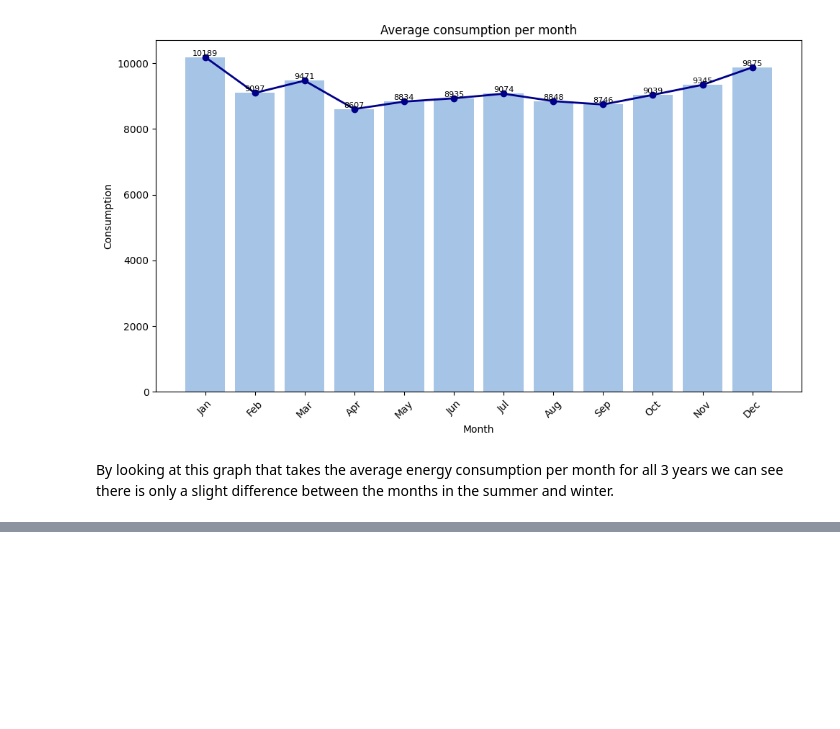
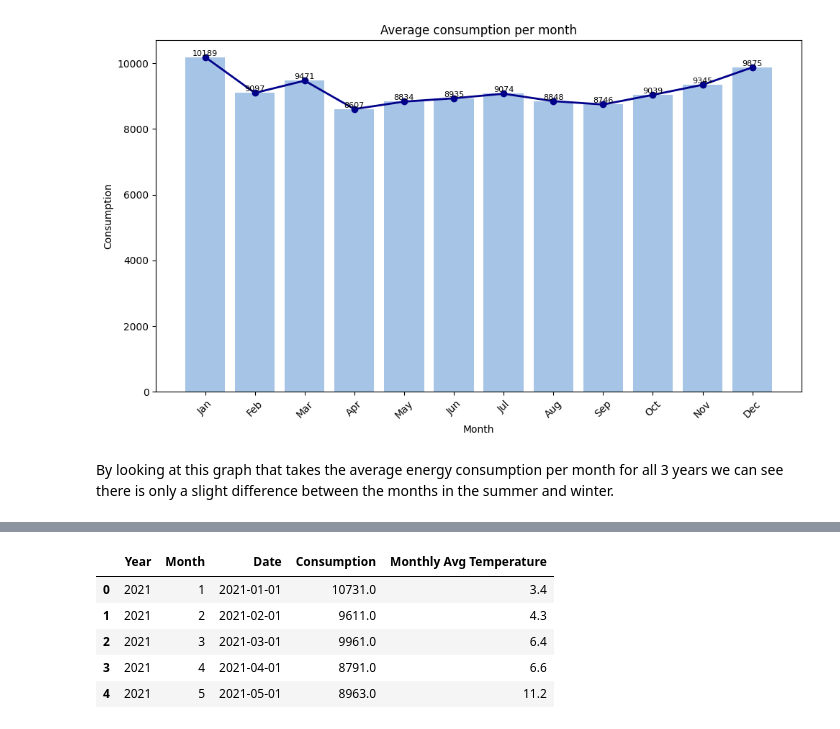
Before and after one commit to estherw66/EnergieOpwek, a Jupyter notebook: ConsumptionData.ipynb, the cells around one changed output, grey strips where cells are left out. Saved outputs shown, nothing was run; the diff lists cells and outputs as text; code cells hidden in the pictures; blank space fills up the shorter version.

```diff
--- a/ConsumptionData.ipynb
+++ b/ConsumptionData.ipynb
@@ -284,0 +336,10 @@ ValueError: Could not interpret value `Invoer` for `y`. An entry with this name
+# %%
+df_temperature_consumption = pd.merge(df_consumption, monthly_avg_temp, on=['Year', 'Month'])
+df_temperature_consumption.head()
+# %% [output]
+|  | Year | Month | Date | Consumption | Monthly Avg Temperature |
+| 0 | 2021 | 1 | 2021-01-01 | 10731.0 | 3.4 |
+| 1 | 2021 | 2 | 2021-02-01 | 9611.0 | 4.3 |
+| 2 | 2021 | 3 | 2021-03-01 | 9961.0 | 6.4 |
+| 3 | 2021 | 4 | 2021-04-01 | 8791.0 | 6.6 |
+| 4 | 2021 | 5 | 2021-05-01 | 8963.0 | 11.2 |
```
Also changed, not shown: parts of 16 cells of this notebook.
